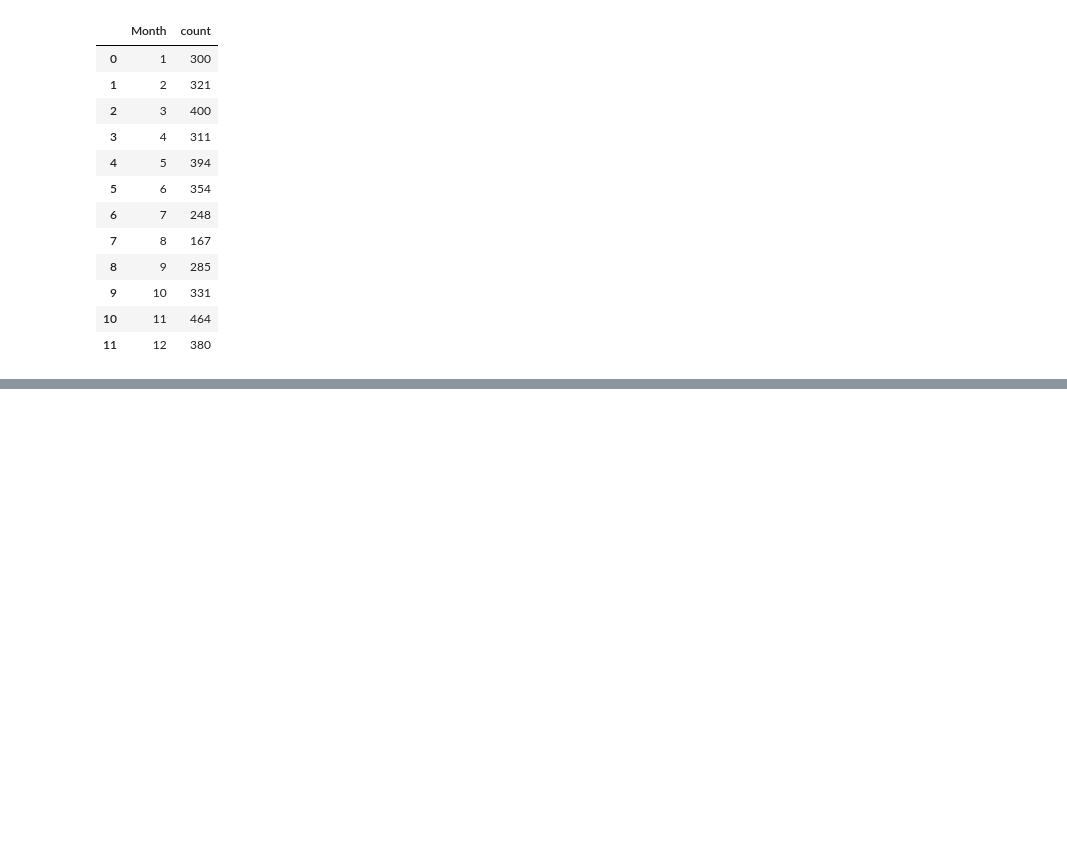
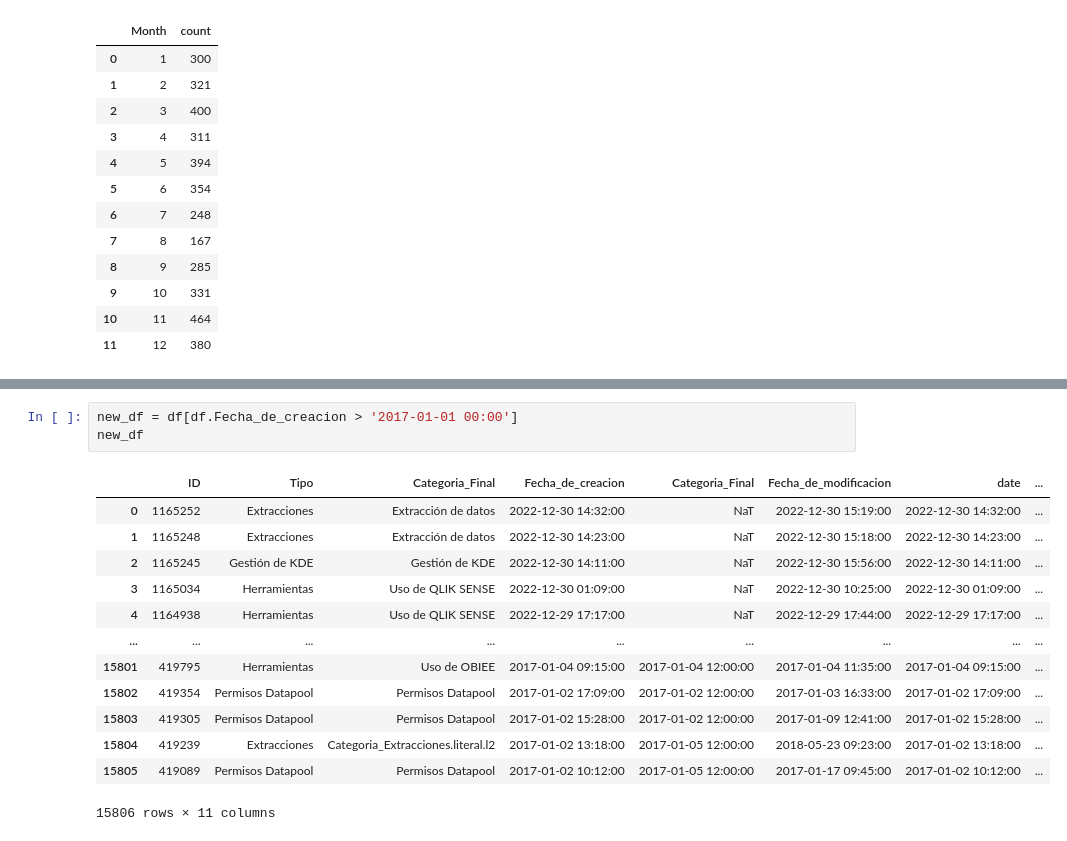
Before and after one commit to jvidorreta/TFG_SDG_JVID, a Jupyter notebook: TFG_SDG_JVID.ipynb, the cells around one changed output, grey strips where cells are left out. Cells and saved outputs as stored; diff of their text form; blank space fills up the shorter version.

```diff
--- a/TFG_SDG_JVID.ipynb
+++ b/TFG_SDG_JVID.ipynb
@@ -226 +225,18 @@ Mostrar el gráfico con un solo datframe
+# %%
+new_df = df[df.Fecha_de_creacion > '2017-01-01 00:00']
+new_df
+# %% [output]
+|  | ID | Tipo | Categoria_Final | Fecha_de_creacion | Categoria_Final | Fecha_de_modificacion | date | ... |
+| 0 | 1165252 | Extracciones | Extracción de datos | 2022-12-30 14:32:00 | NaT | 2022-12-30 15:19:00 | 2022-12-30 14:32:00 | ... |
+| 1 | 1165248 | Extracciones | Extracción de datos | 2022-12-30 14:23:00 | NaT | 2022-12-30 15:18:00 | 2022-12-30 14:23:00 | ... |
+| 2 | 1165245 | Gestión de KDE | Gestión de KDE | 2022-12-30 14:11:00 | NaT | 2022-12-30 15:56:00 | 2022-12-30 14:11:00 | ... |
+| 3 | 1165034 | Herramientas | Uso de QLIK SENSE | 2022-12-30 01:09:00 | NaT | 2022-12-30 10:25:00 | 2022-12-30 01:09:00 | ... |
+| 4 | 1164938 | Herramientas | Uso de QLIK SENSE | 2022-12-29 17:17:00 | NaT | 2022-12-29 17:44:00 | 2022-12-29 17:17:00 | ... |
+| ... | ... | ... | ... | ... | ... | ... | ... | ... |
+| 15801 | 419795 | Herramientas | Uso de OBIEE | 2017-01-04 09:15:00 | 2017-01-04 12:00:00 | 2017-01-04 11:35:00 | 2017-01-04 09:15:00 | ... |
+| 15802 | 419354 | Permisos Datapool | Permisos Datapool | 2017-01-02 17:09:00 | 2017-01-02 12:00:00 | 2017-01-03 16:33:00 | 2017-01-02 17:09:00 | ... |
+| 15803 | 419305 | Permisos Datapool | Permisos Datapool | 2017-01-02 15:28:00 | 2017-01-02 12:00:00 | 2017-01-09 12:41:00 | 2017-01-02 15:28:00 | ... |
+| 15804 | 419239 | Extracciones | Categoria_Extracciones.literal.l2 | 2017-01-02 13:18:00 | 2017-01-05 12:00:00 | 2018-05-23 09:23:00 | 2017-01-02 13:18:00 | ... |
+| 15805 | 419089 | Permisos Datapool | Permisos Datapool | 2017-01-02 10:12:00 | 2017-01-05 12:00:00 | 2017-01-17 09:45:00 | 2017-01-02 10:12:00 | ... |
+15806 rows × 11 columns
 # %%
```
Also changed, not shown: parts of 14 cells of this notebook.
